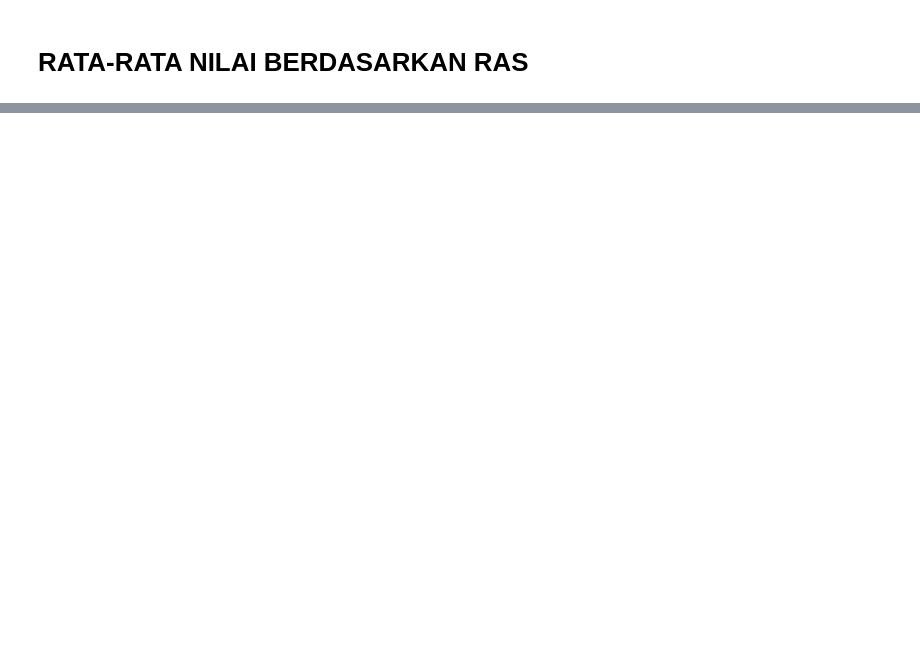
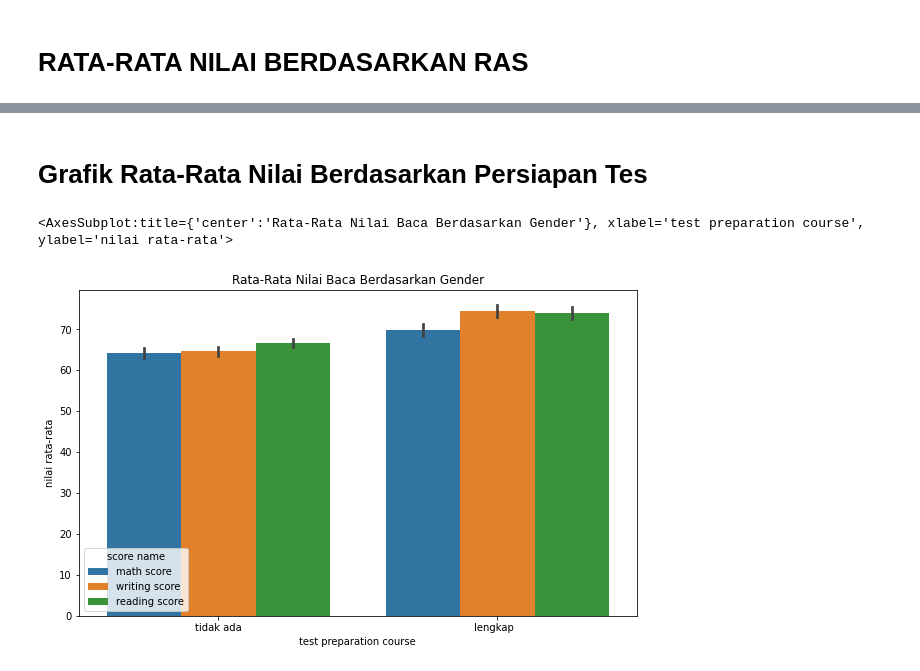
Before and after one commit to nicholassumardi/project_dw_UAS, a Jupyter notebook: PROJECT DW.ipynb, the cells around one changed output, grey strips where cells are left out. Saved outputs shown, nothing was run; the diff lists cells and outputs as text; code cells hidden in the pictures; blank space fills up the shorter version.

```diff
--- a/PROJECT DW.ipynb
+++ b/PROJECT DW.ipynb
@@ -212,0 +259,11 @@ plt.xticks(rotation=90)
+# %% [markdown]
+# Grafik Rata-Rata Nilai Berdasarkan Persiapan Tes
+# %%
+plt.figure(figsize=(10,6))
+plt.title("Rata-Rata Nilai Baca Berdasarkan Gender")
+df_melted5 = df.melt(id_vars=['test preparation course'], value_vars=['math score', 'writing score', 'reading score'], var_name='score name', value_name='nilai rata-rata')
+
+sns.barplot(data=df_melted5, x='test preparation course', y='nilai rata-rata', hue='score name')
+# %% [output]
+<AxesSubplot:title={'center':'Rata-Rata Nilai Baca Berdasarkan Gender'}, xlabel='test preparation course', ylabel='nilai rata-rata'>
+[figure, added]
```
Also changed, not shown: parts of 51 cells of this notebook.
